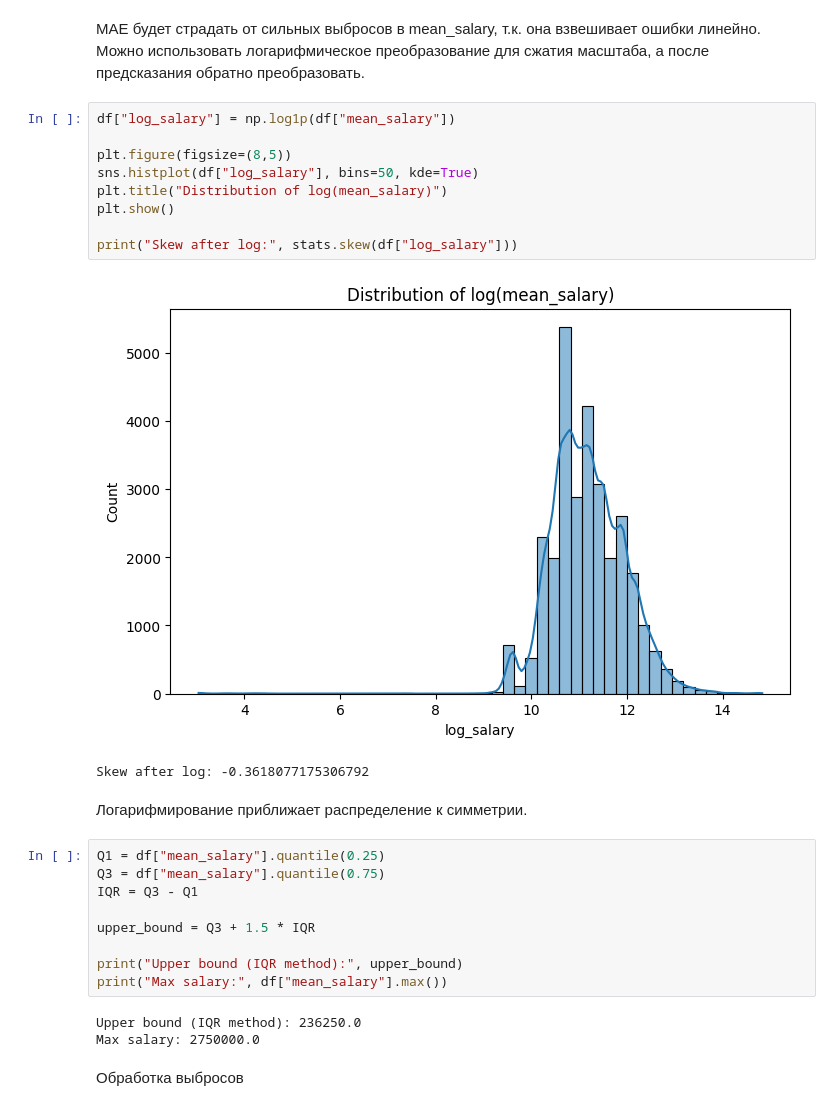
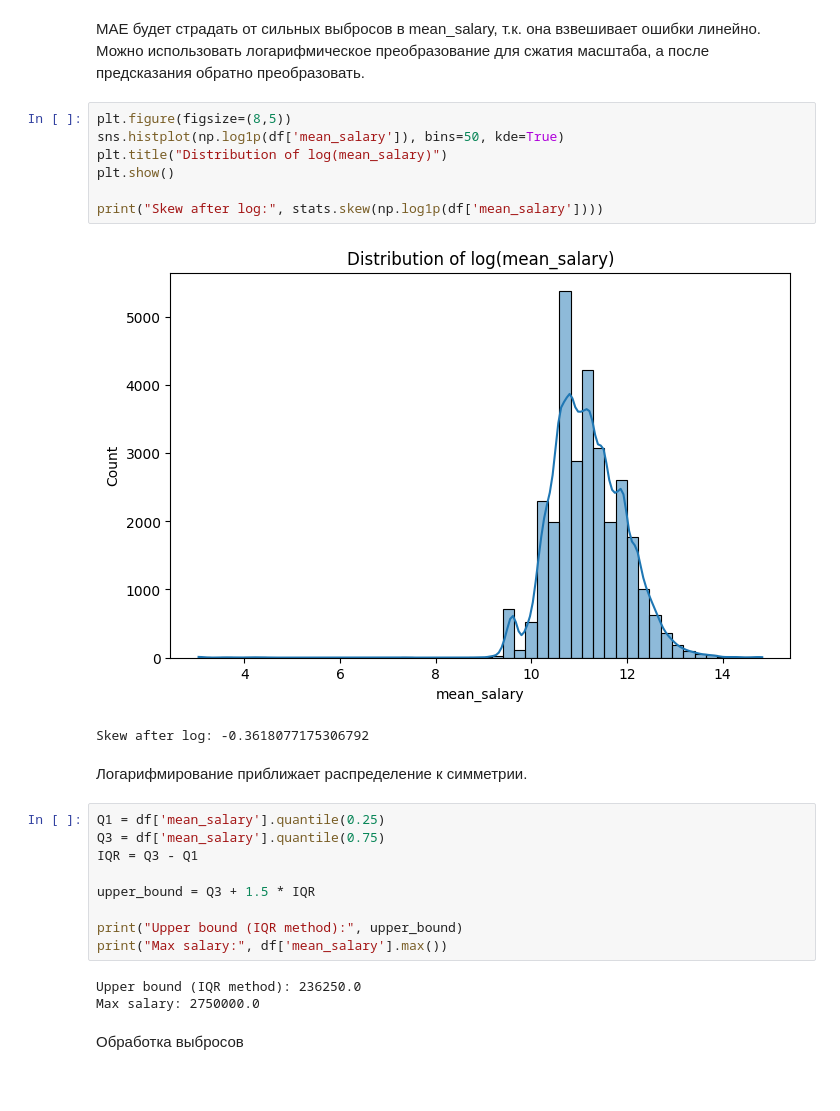
Before and after one commit to Hope1133/Portfolio, a Jupyter notebook: Cost_regression/notebooks/research_notebook.ipynb, the cells around one changed output. Saved outputs shown, nothing was run; the diff lists cells and outputs as text.

Commit message:
salary_research update

```diff
--- a/Cost_regression/notebooks/research_notebook.ipynb
+++ b/Cost_regression/notebooks/research_notebook.ipynb
@@ -85,28 +85,26 @@ Kurtosis: 119.51349856142052
 MAE  будет страдать от сильных выбросов в mean_salary, т.к. она взвешивает ошибки линейно.
 Можно использовать логарифмическое преобразование для сжатия масштаба, а после предсказания обратно преобразовать.
 # %%
-df["log_salary"] = np.log1p(df["mean_salary"])
-
 plt.figure(figsize=(8,5))
-sns.histplot(df["log_salary"], bins=50, kde=True)
+sns.histplot(np.log1p(df['mean_salary']), bins=50, kde=True)
 plt.title("Distribution of log(mean_salary)")
 plt.show()
 
-print("Skew after log:", stats.skew(df["log_salary"]))
+print("Skew after log:", stats.skew(np.log1p(df['mean_salary'])))
 # %% [output]
-[figure, old version]
+[figure, new version]
 Skew after log: -0.3618077175306792
 # %% [markdown]
 Логарифмирование приближает распределение к симметрии.
 # %%
-Q1 = df["mean_salary"].quantile(0.25)
-Q3 = df["mean_salary"].quantile(0.75)
+Q1 = df['mean_salary'].quantile(0.25)
+Q3 = df['mean_salary'].quantile(0.75)
 IQR = Q3 - Q1
 
 upper_bound = Q3 + 1.5 * IQR
 
 print("Upper bound (IQR method):", upper_bound)
-print("Max salary:", df["mean_salary"].max())
+print("Max salary:", df['mean_salary'].max())
 # %% [output]
 Upper bound (IQR method): 236250.0
 Max salary: 2750000.0
```
Also changed, not shown: parts of 25 cells of this notebook, 2 other files.
